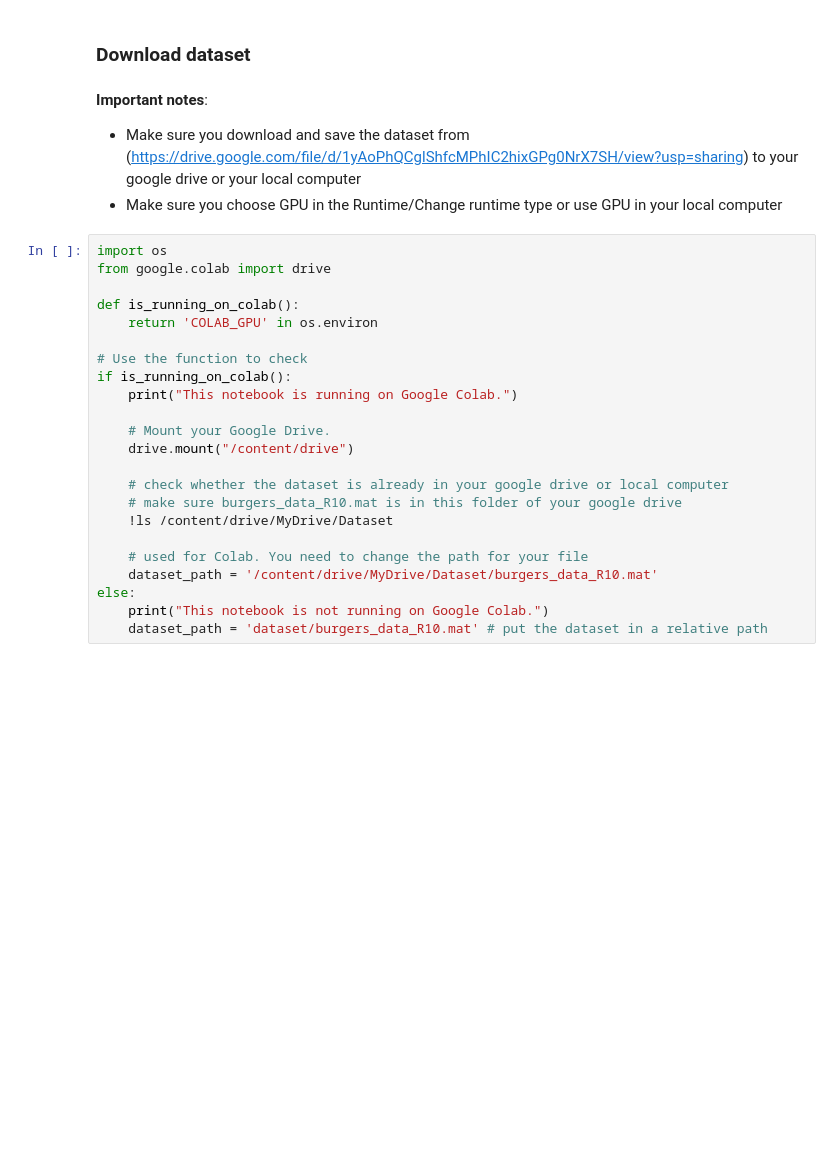
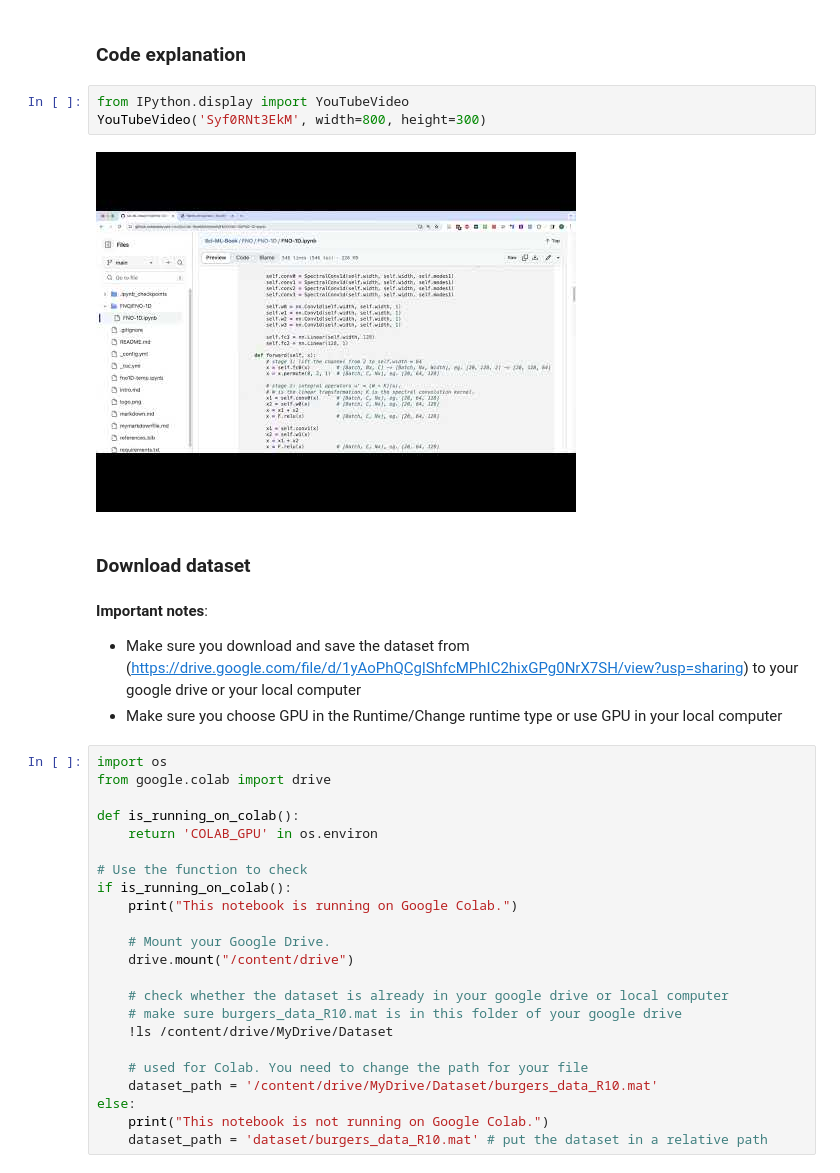
Before and after one commit to xiaoyuxie-vico/Sci-ML-Book, a Jupyter notebook: _sources/FNO/FNO-1D/FNO-1D.ipynb, the cells around one changed output. Saved outputs shown, nothing was run; the diff lists cells and outputs as text; blank space fills up the shorter version.

```diff
--- a/_sources/FNO/FNO-1D/FNO-1D.ipynb
+++ b/_sources/FNO/FNO-1D/FNO-1D.ipynb
@@ -9,3 +16,10 @@
+# %% [markdown]
+### Code explanation
+# %%
+from IPython.display import YouTubeVideo
+YouTubeVideo('Syf0RNt3EkM', width=800, height=300)
+# %% [output]
+[figure, added]
 # %% [markdown]
 ### Download dataset
 # %% [markdown]
```
Also changed, not shown: parts of 2 cells of this notebook, 8 other files.
